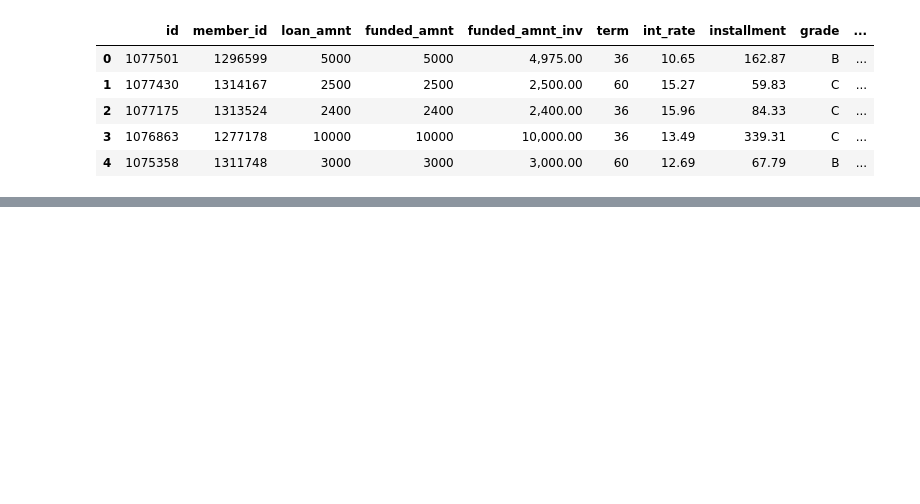
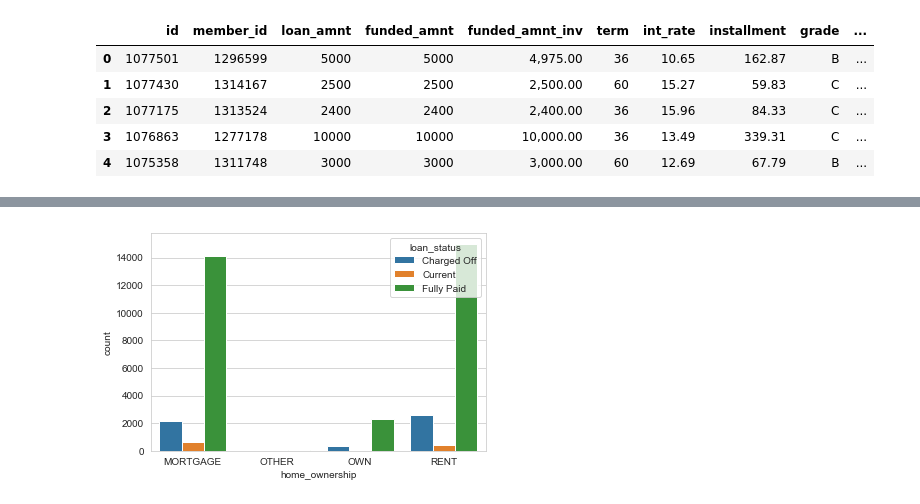
Before and after one commit to prashantkumsrivastava/LendingClubCase, a Jupyter notebook: Lending Club Case Study.ipynb, the cells around one changed output, grey strips where cells are left out. Drawn from its saved outputs; the diff is of its cells as text; code cells hidden in the pictures; blank space fills up the shorter version.

```diff
--- a/Lending Club Case Study.ipynb
+++ b/Lending Club Case Study.ipynb
@@ -95 +115,7 @@ dtype: int64
+# %%
+# creat new joint columns for grade+subgrade for plotting
+loan['loan_grade'] = loan.grade + loan.sub_grade
+# %%
+#create new calc column for EAD ( Exposure at default given by current outstading of loan)
+loan['EAD'] = abs(loan.total_pymnt -(loan.total_rec_prncp + loan.total_rec_int+loan.total_rec_late_fee))
 # %%
@@ -126,0 +135,2 @@ loan.groupby(["revol_util"], as_index=False).sum()
+# %%
+df1 = loan.groupby(['loan_status','home_ownership']).size().to_frame(name = 'count').reset_index()
@@ -126,0 +146,4 @@ loan.groupby(["revol_util"], as_index=False).sum()
+# %%
+ ax = sns.barplot(x='home_ownership', y='count',hue='loan_status' , data=df1,orient='H')
+# %% [output]
+[figure, added]
```
Also changed, not shown: parts of 17 cells of this notebook.
